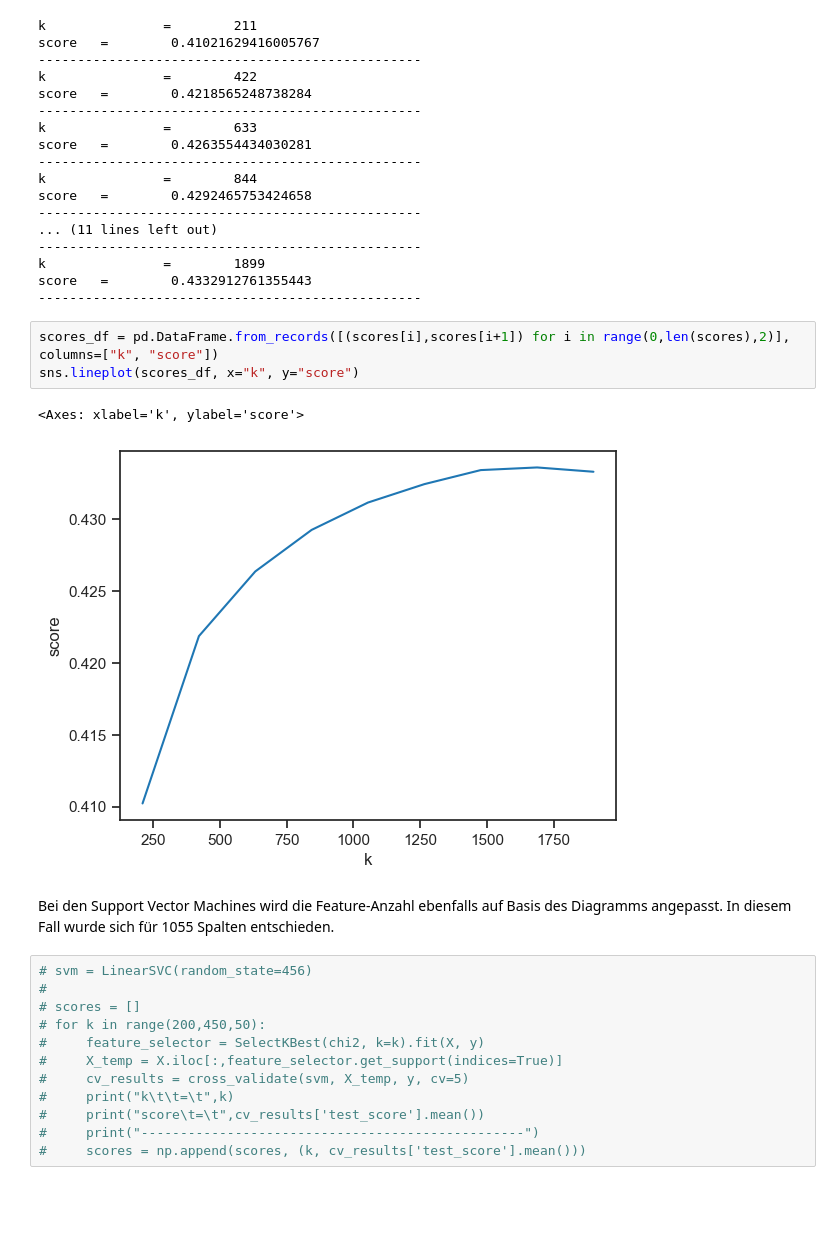
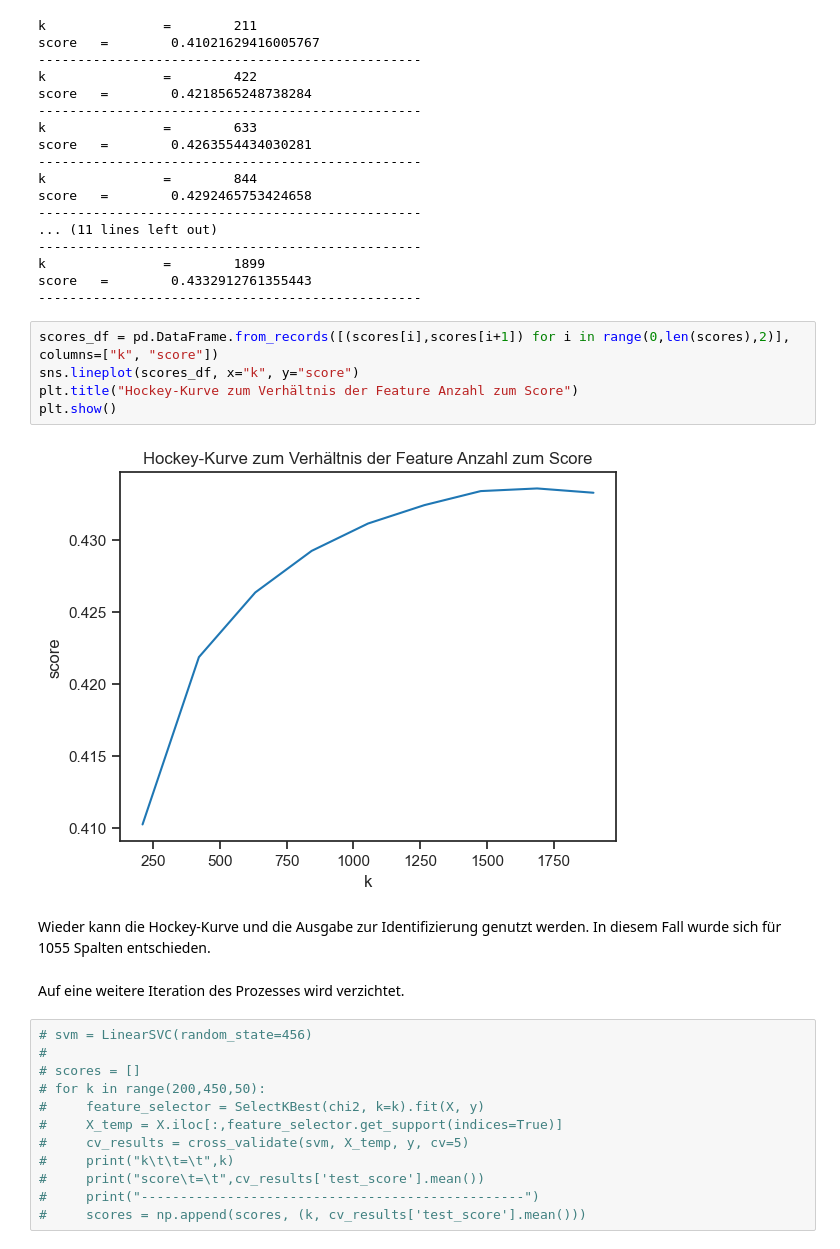
Before and after one commit to FelixSiegfriedRiedel/San-Francisco-Crime, a Jupyter notebook: crime.ipynb, the cells around one changed output. Drawn from its saved outputs; the diff is of its cells as text; blank space fills up the shorter version.

```diff
--- a/crime.ipynb
+++ b/crime.ipynb
@@ -1350,14 +1368,17 @@ score   =        0.4292465753424658
 k               =        1899
 score   =        0.4332912761355443
 -------------------------------------------------
-# %%
-scores_df = pd.DataFrame.from_records([(scores[i],scores[i+1]) for i in range(0,len(scores),2)],  columns=["k", "score"])
-sns.lineplot(scores_df, x="k", y="score")
-# %% [output]
-<Axes: xlabel='k', ylabel='score'>
-[figure, removed]
+# %%
+scores_df = pd.DataFrame.from_records([(scores[i],scores[i+1]) for i in range(0,len(scores),2)],  columns=["k", "score"])
+sns.lineplot(scores_df, x="k", y="score")
+plt.title("Hockey-Kurve zum Verhältnis der Feature Anzahl zum Score")
+plt.show()
+# %% [output]
+[figure, added]
 # %% [markdown]
-Bei den Support Vector Machines wird die Feature-Anzahl ebenfalls auf Basis des Diagramms angepasst. In diesem Fall wurde sich für 1055 Spalten entschieden.
+Wieder kann die Hockey-Kurve und die Ausgabe zur Identifizierung genutzt werden. In diesem Fall wurde sich für 1055 Spalten entschieden.
+# %% [markdown]
+Auf eine weitere Iteration des Prozesses wird verzichtet.
 # %%
 # svm = LinearSVC(random_state=456)
 #
```
Also changed, not shown: parts of 50 cells of this notebook.
